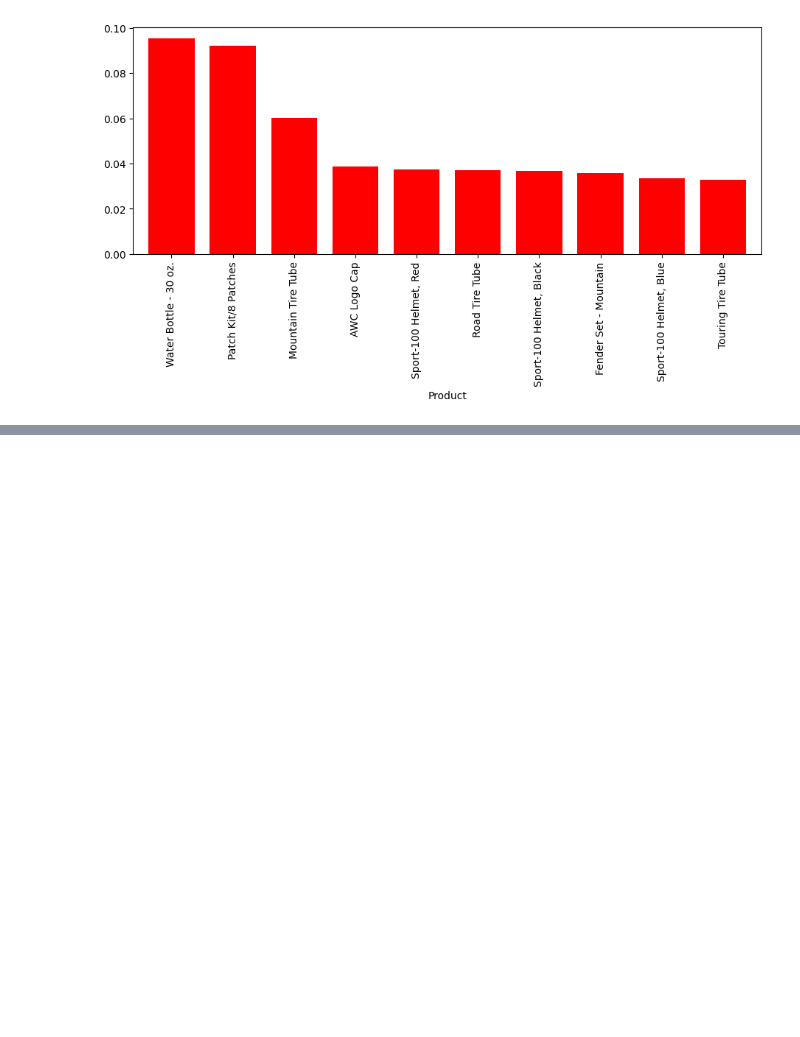
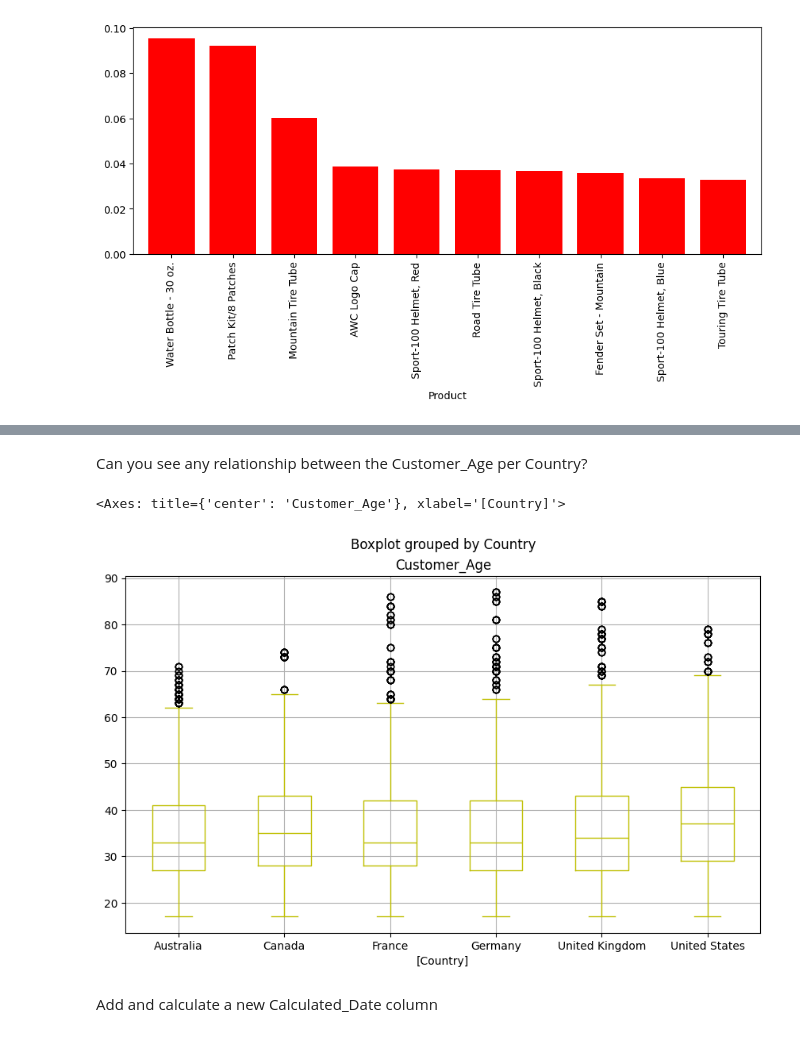
Before and after one commit to HashAlike/Data-Analysis-Notes, a Jupyter notebook: Mini_projects/01- Bike_Store_Sales.ipynb, the cells around one changed output, grey strips where cells are left out. Drawn from its saved outputs; the diff is of its cells as text; code cells hidden in the pictures; blank space fills up the shorter version.

```diff
--- a/Mini_projects/01- Bike_Store_Sales.ipynb
+++ b/Mini_projects/01- Bike_Store_Sales.ipynb
@@ -226,0 +248,9 @@ sales["Product"].value_counts(normalize= True).head(10).plot(kind="bar", figsize
+# %% [markdown]
+Can you see any relationship between the Customer_Age per Country?
+# %%
+sales[["Customer_Age", "Country"]].boxplot(by="Country" , figsize=(10,6), color="y")
+# %% [output]
+<Axes: title={'center': 'Customer_Age'}, xlabel='[Country]'>
+[figure, added]
+# %% [markdown]
+Add and calculate a new Calculated_Date column
```
Also changed, not shown: parts of 34 cells of this notebook.
